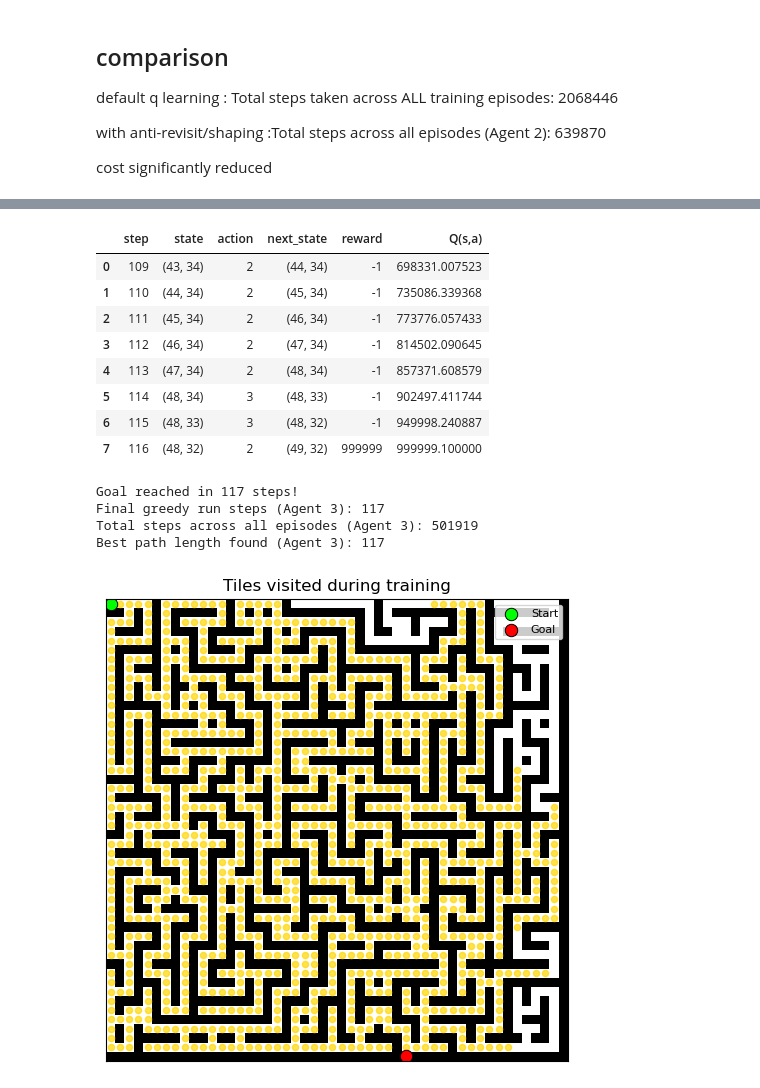
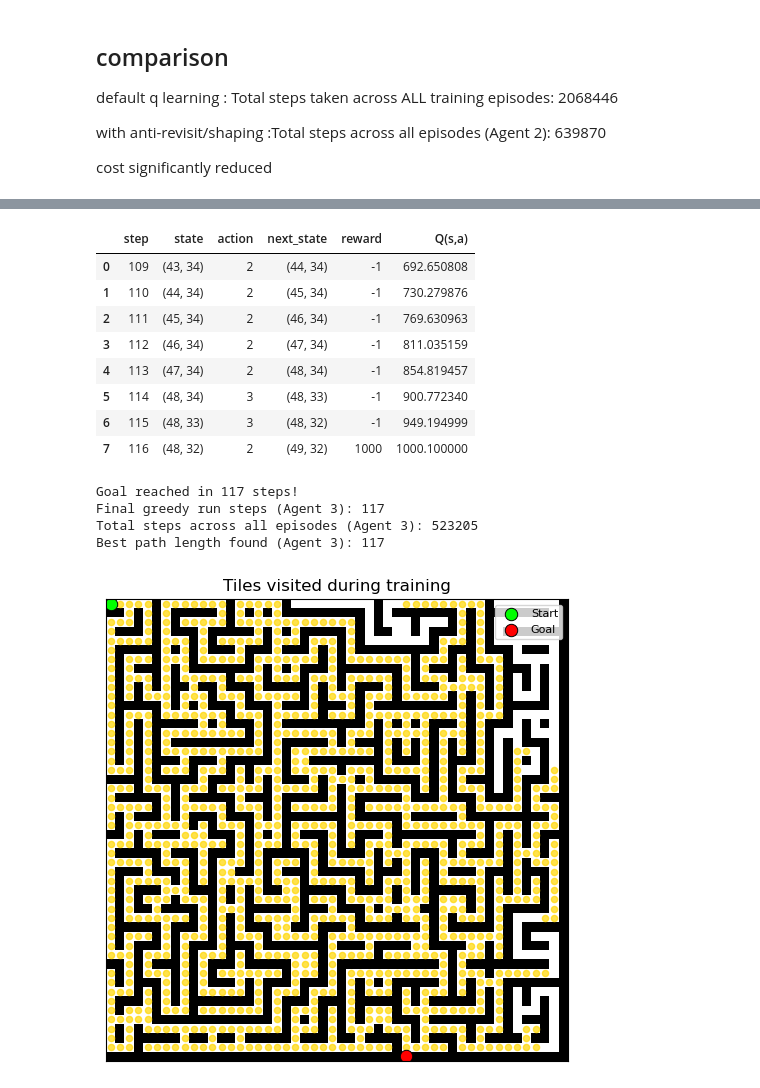
Before and after one commit to JustiinFrancisco/CSCI323_FT42_Autonomous-Maze-Solving-Robot, a Jupyter notebook: Maze Solver(3 Agents+edge goal).ipynb, the cells around one changed output, grey strips where cells are left out. Cells and saved outputs as stored; diff of their text form; code cells hidden in the pictures.

```diff
--- a/Maze Solver(3 Agents+edge goal).ipynb
+++ b/Maze Solver(3 Agents+edge goal).ipynb
@@ -671,10 +671,10 @@ def train_q_learning_agent3(
     visit_bonus=0.2,
     revisit_penalty=-0.5,
     backtrack_penalty=-0.8,
-    stay_penalty=-0.4,
+    stay_penalty=-0.6,
     shortloop_penalty=-0.6,
     loop_window=4,
-    min_ep_steps = int(maze.size * 3),
+    min_ep_steps = 100,
     successes_before_tighten=3   # only tighten after a few successes
 ):
     n_states = env.n * env.n
@@ -770,7 +770,7 @@ def train_q_learning_agent3(
     # return everything like before
     return Q, total_steps_all, visited_all, best_len
 # %%
-env = MazeEnv(maze, step_penalty=-1, goal_reward=999999)
+env = MazeEnv(maze, step_penalty=-1, goal_reward=1000)
 
 Q3, total_steps_all, visited_all, best_len = train_q_learning_agent3(
     env,
@@ -793,14 +793,14 @@ show_visited_tiles(maze, visited_all)
 |  | step | state | action | next_state | reward | Q(s,a) |
-| 0 | 109 | (43, 34) | 2 | (44, 34) | -1 | 698331.007523 |
-| 1 | 110 | (44, 34) | 2 | (45, 34) | -1 | 735086.339368 |
-| 2 | 111 | (45, 34) | 2 | (46, 34) | -1 | 773776.057433 |
-| 3 | 112 | (46, 34) | 2 | (47, 34) | -1 | 814502.090645 |
-| 4 | 113 | (47, 34) | 2 | (48, 34) | -1 | 857371.608579 |
-| 5 | 114 | (48, 34) | 3 | (48, 33) | -1 | 902497.411744 |
-| 6 | 115 | (48, 33) | 3 | (48, 32) | -1 | 949998.240887 |
-| 7 | 116 | (48, 32) | 2 | (49, 32) | 999999 | 999999.100000 |
+| 0 | 109 | (43, 34) | 2 | (44, 34) | -1 | 692.650808 |
+| 1 | 110 | (44, 34) | 2 | (45, 34) | -1 | 730.279876 |
+| 2 | 111 | (45, 34) | 2 | (46, 34) | -1 | 769.630963 |
+| 3 | 112 | (46, 34) | 2 | (47, 34) | -1 | 811.035159 |
+| 4 | 113 | (47, 34) | 2 | (48, 34) | -1 | 854.819457 |
+| 5 | 114 | (48, 34) | 3 | (48, 33) | -1 | 900.772340 |
+| 6 | 115 | (48, 33) | 3 | (48, 32) | -1 | 949.194999 |
+| 7 | 116 | (48, 32) | 2 | (49, 32) | 1000 | 1000.100000 |
 Goal reached in 117 steps!
 Final greedy run steps (Agent 3): 117
-Total steps across all episodes (Agent 3): 501919
+Total steps across all episodes (Agent 3): 523205
 Best path length found (Agent 3): 117
-[figure, old version]
+[figure, new version]
```
Also changed, not shown: parts of 2 cells of this notebook.
